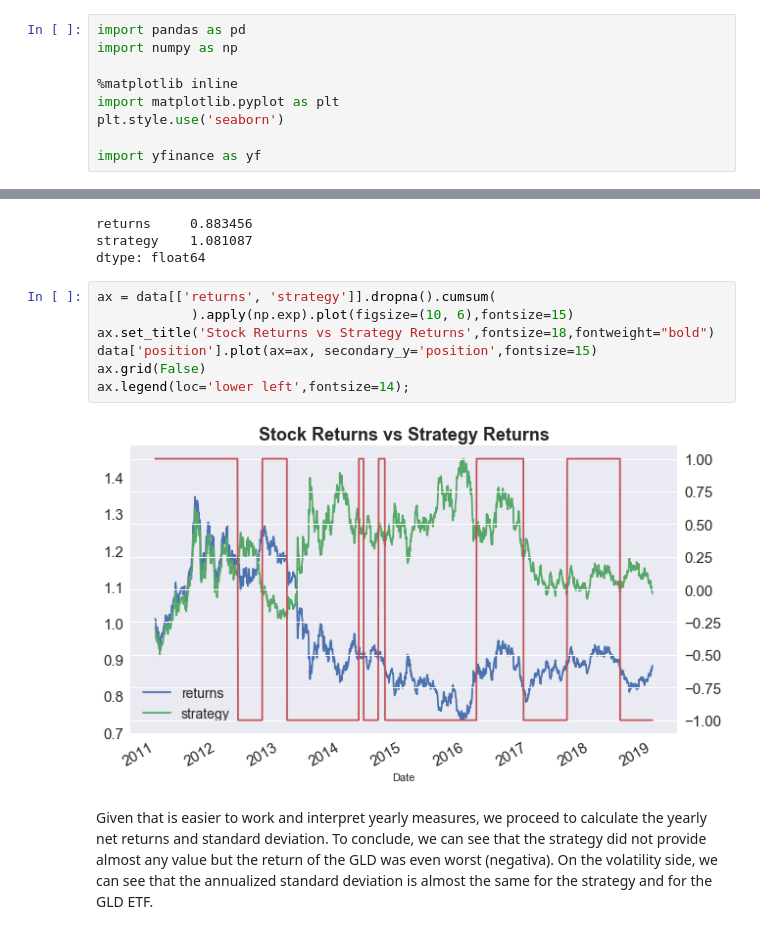
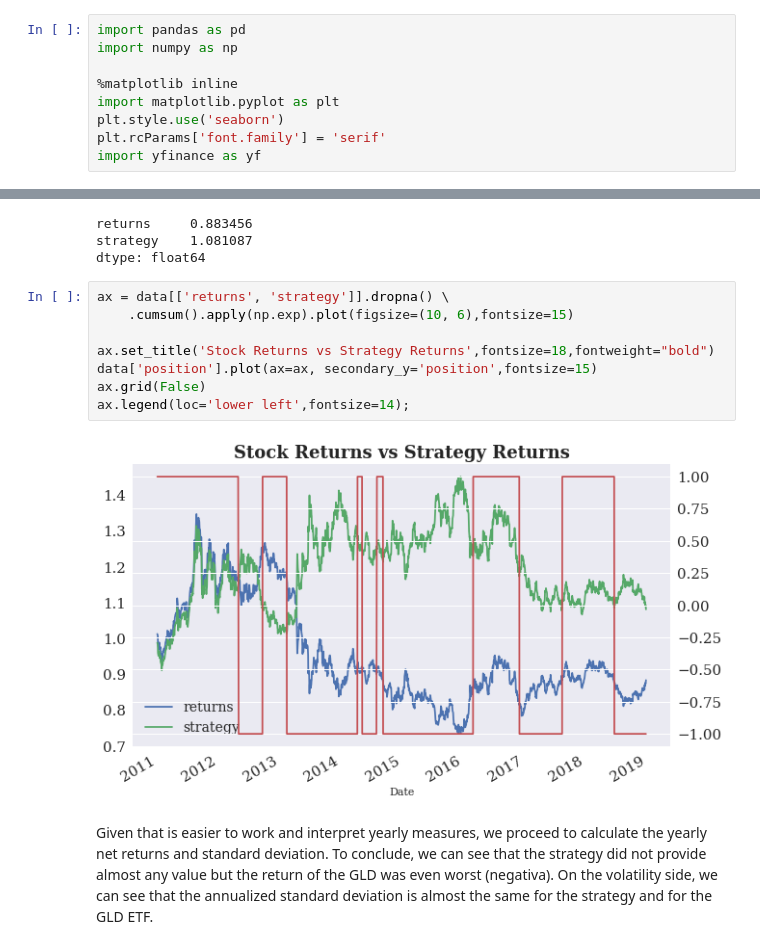
Before and after one commit to mateomarks/Algorithmic-Trading, a Jupyter notebook: Simple Moving Average.ipynb, the cells around one changed output, grey strips where cells are left out. Saved outputs shown, nothing was run; the diff lists cells and outputs as text.

```diff
--- a/Simple Moving Average.ipynb
+++ b/Simple Moving Average.ipynb
@@ -18,7 +18,7 @@ import numpy as np
 %matplotlib inline
 import matplotlib.pyplot as plt
 plt.style.use('seaborn')
-
+plt.rcParams['font.family'] = 'serif'
 import yfinance as yf
 # %% [markdown]
 ## Downloading the daily prices from Yahoo Finance
@@ -157,14 +161,15 @@ returns     0.883456
 strategy    1.081087
 dtype: float64
 # %%
-ax = data[['returns', 'strategy']].dropna().cumsum(
-            ).apply(np.exp).plot(figsize=(10, 6),fontsize=15)
+ax = data[['returns', 'strategy']].dropna() \
+    .cumsum().apply(np.exp).plot(figsize=(10, 6),fontsize=15)
+
 ax.set_title('Stock Returns vs Strategy Returns',fontsize=18,fontweight="bold")
 data['position'].plot(ax=ax, secondary_y='position',fontsize=15)
 ax.grid(False)
 ax.legend(loc='lower left',fontsize=14);
 # %% [output]
-[figure, old version]
+[figure, new version]
 # %% [markdown]
 Given that is easier to work and interpret yearly measures, we proceed to calculate the yearly net returns and standard deviation. To conclude, we can see that the strategy did not provide almost any value but the return of the GLD was even worst (negativa). On the volatility side, we can see that the annualized standard deviation is almost the same for the strategy and for the GLD ETF.
 # %%
```
Also changed, not shown: parts of 3 cells of this notebook, 1 other file.
